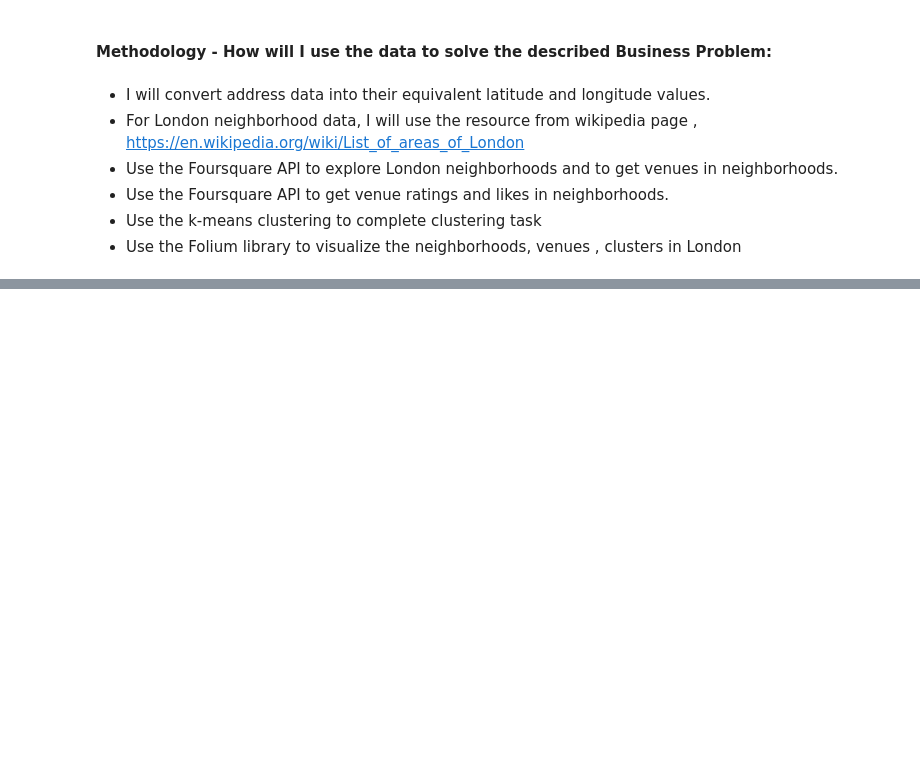
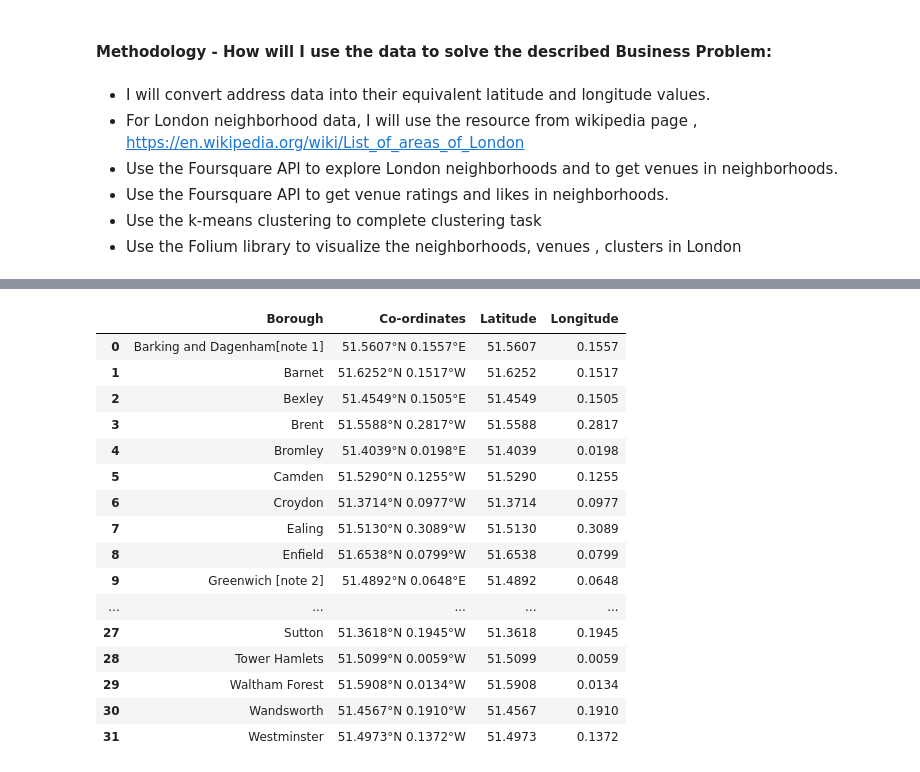
Before and after one commit to brankaRR/Capstone_Project-2021, a Jupyter notebook: Capstone Project Week 4_1.ipynb, the cells around one changed output, grey strips where cells are left out. Cells and saved outputs as stored; diff of their text form; code cells hidden in the pictures; blank space fills up the shorter version.

```diff
--- a/Capstone Project Week 4_1.ipynb
+++ b/Capstone Project Week 4_1.ipynb
@@ -29,0 +201,29 @@ The objective of my project is to recommend which neighborhood of London is a go
+# %%
+# Fill the two new columns with the latitude and longitude from 'Co-ordinates columns, take only the numbers (without nonnumerich characters)
+import re
+k=0
+for k in range(32):
+    df['Latitude'][k]=df['Co-ordinates'][k].split()[0][:7]
+    df['Longitude'][k]=df['Co-ordinates'][k].split()[1][:6]
+    k=k+1
+# %%
+#Check the dataframe
+df
+# %% [output]
+|  | Borough | Co-ordinates | Latitude | Longitude |
+| 0 | Barking and Dagenham[note 1] | 51.5607°N 0.1557°E | 51.5607 | 0.1557 |
+| 1 | Barnet | 51.6252°N 0.1517°W | 51.6252 | 0.1517 |
+| 2 | Bexley | 51.4549°N 0.1505°E | 51.4549 | 0.1505 |
+| 3 | Brent | 51.5588°N 0.2817°W | 51.5588 | 0.2817 |
+| 4 | Bromley | 51.4039°N 0.0198°E | 51.4039 | 0.0198 |
+| 5 | Camden | 51.5290°N 0.1255°W | 51.5290 | 0.1255 |
+| 6 | Croydon | 51.3714°N 0.0977°W | 51.3714 | 0.0977 |
+| 7 | Ealing | 51.5130°N 0.3089°W | 51.5130 | 0.3089 |
+| 8 | Enfield | 51.6538°N 0.0799°W | 51.6538 | 0.0799 |
+| 9 | Greenwich [note 2] | 51.4892°N 0.0648°E | 51.4892 | 0.0648 |
+| ... | ... | ... | ... | ... |
+| 27 | Sutton | 51.3618°N 0.1945°W | 51.3618 | 0.1945 |
+| 28 | Tower Hamlets | 51.5099°N 0.0059°W | 51.5099 | 0.0059 |
+| 29 | Waltham Forest | 51.5908°N 0.0134°W | 51.5908 | 0.0134 |
+| 30 | Wandsworth | 51.4567°N 0.1910°W | 51.4567 | 0.1910 |
+| 31 | Westminster | 51.4973°N 0.1372°W | 51.4973 | 0.1372 |
```
Also changed, not shown: parts of 19 cells of this notebook.
